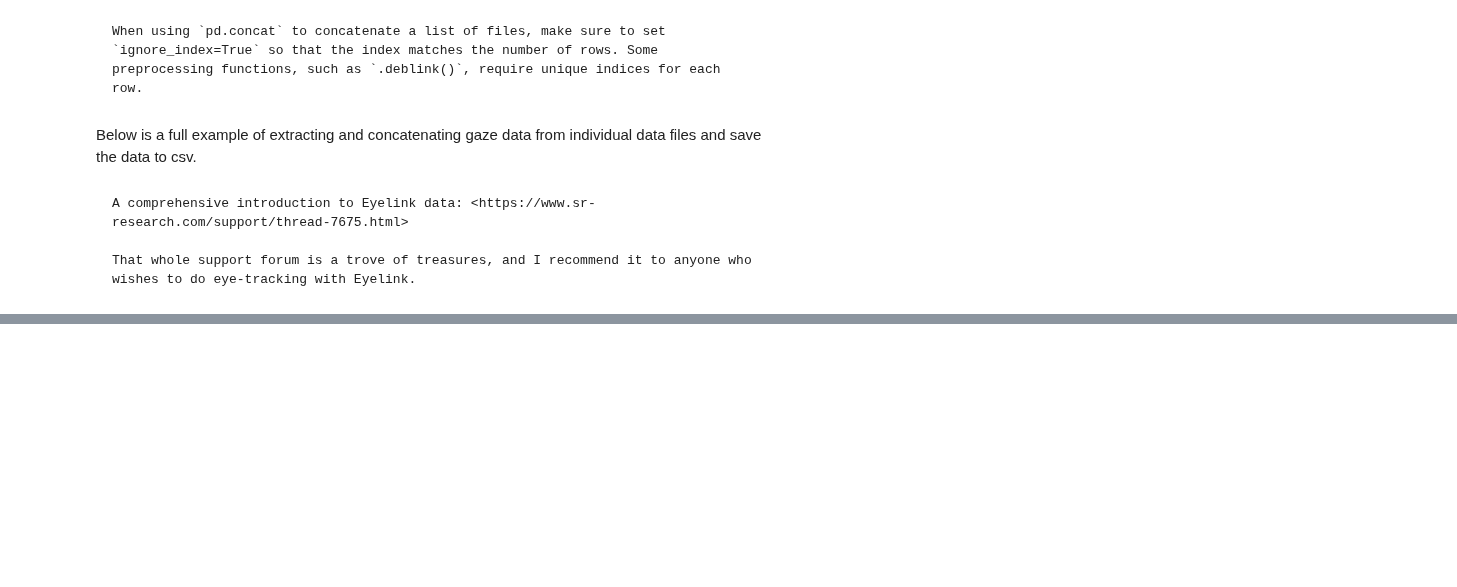
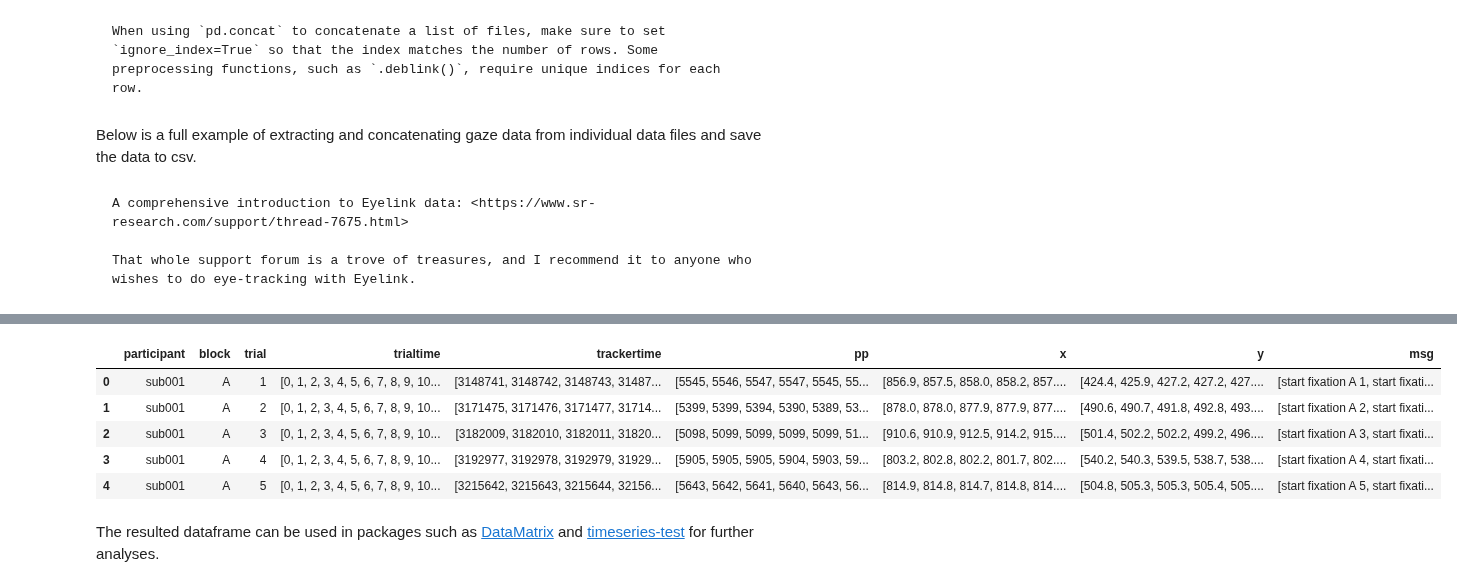
Before and after one commit to HanZhang-psych/pupeyes, a Jupyter notebook: docs/read_data_eyelink.ipynb, the cells around one changed output, grey strips where cells are left out. Drawn from its saved outputs; the diff is of its cells as text; code cells hidden in the pictures; blank space fills up the shorter version.

```diff
--- a/docs/read_data_eyelink.ipynb
+++ b/docs/read_data_eyelink.ipynb
@@ -349,0 +364,22 @@ That whole support forum is a trove of treasures, and I recommend it to anyone w
+# %%
+# each row is one trial
+samples_trial = samples.groupby(['participant','block','trial']).agg(
+    {'trialtime': lambda x: x.tolist(),
+     'trackertime': lambda x: x.tolist(),
+     'pp': lambda x: x.tolist(),
+     'x': lambda x: x.tolist(),
+     'y': lambda x: x.tolist(),
+     'pp': lambda x: x.tolist(),
+     'msg': lambda x: x.tolist()
+     }
+).reset_index()
+samples_trial.head()
+# %% [output]
+|  | participant | block | trial | trialtime | trackertime | pp | x | y | msg |
+| 0 | sub001 | A | 1 | [0, 1, 2, 3, 4, 5, 6, 7, 8, 9, 10... | [3148741, 3148742, 3148743, 31487... | [5545, 5546, 5547, 5547, 5545, 55... | [856.9, 857.5, 858.0, 858.2, 857.... | [424.4, 425.9, 427.2, 427.2, 427.... | [start fixation A 1, start fixati... |
+| 1 | sub001 | A | 2 | [0, 1, 2, 3, 4, 5, 6, 7, 8, 9, 10... | [3171475, 3171476, 3171477, 31714... | [5399, 5399, 5394, 5390, 5389, 53... | [878.0, 878.0, 877.9, 877.9, 877.... | [490.6, 490.7, 491.8, 492.8, 493.... | [start fixation A 2, start fixati... |
+| 2 | sub001 | A | 3 | [0, 1, 2, 3, 4, 5, 6, 7, 8, 9, 10... | [3182009, 3182010, 3182011, 31820... | [5098, 5099, 5099, 5099, 5099, 51... | [910.6, 910.9, 912.5, 914.2, 915.... | [501.4, 502.2, 502.2, 499.2, 496.... | [start fixation A 3, start fixati... |
+| 3 | sub001 | A | 4 | [0, 1, 2, 3, 4, 5, 6, 7, 8, 9, 10... | [3192977, 3192978, 3192979, 31929... | [5905, 5905, 5905, 5904, 5903, 59... | [803.2, 802.8, 802.2, 801.7, 802.... | [540.2, 540.3, 539.5, 538.7, 538.... | [start fixation A 4, start fixati... |
+| 4 | sub001 | A | 5 | [0, 1, 2, 3, 4, 5, 6, 7, 8, 9, 10... | [3215642, 3215643, 3215644, 32156... | [5643, 5642, 5641, 5640, 5643, 56... | [814.9, 814.8, 814.7, 814.8, 814.... | [504.8, 505.3, 505.3, 505.4, 505.... | [start fixation A 5, start fixati... |
+# %% [markdown]
+The resulted dataframe can be used in packages such as [DataMatrix](https://github.com/open-cogsci/datamatrix) and [timeseries-test](https://github.com/smathot/time_series_test) for further analyses.
```
Also changed, not shown: parts of 4 cells of this notebook.
